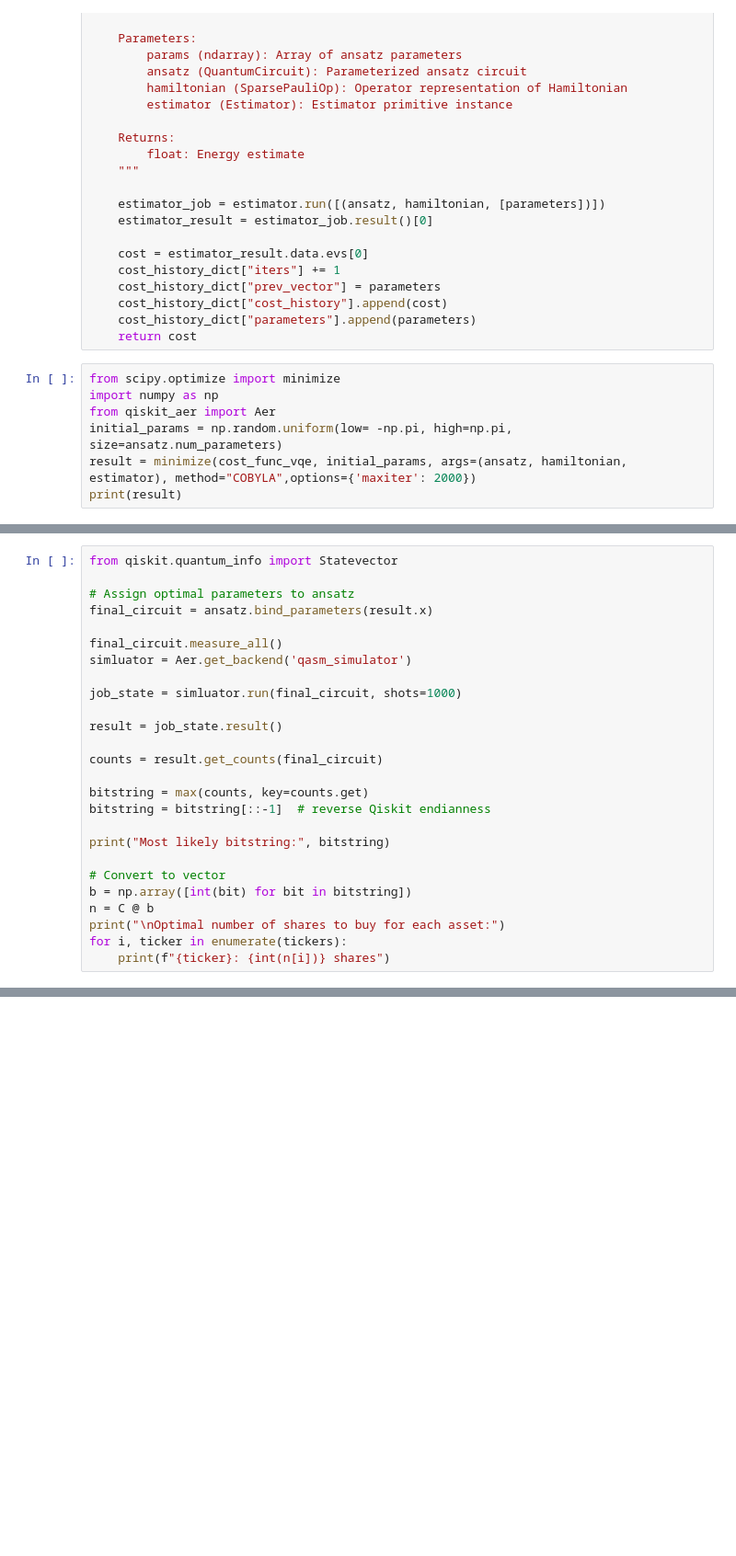
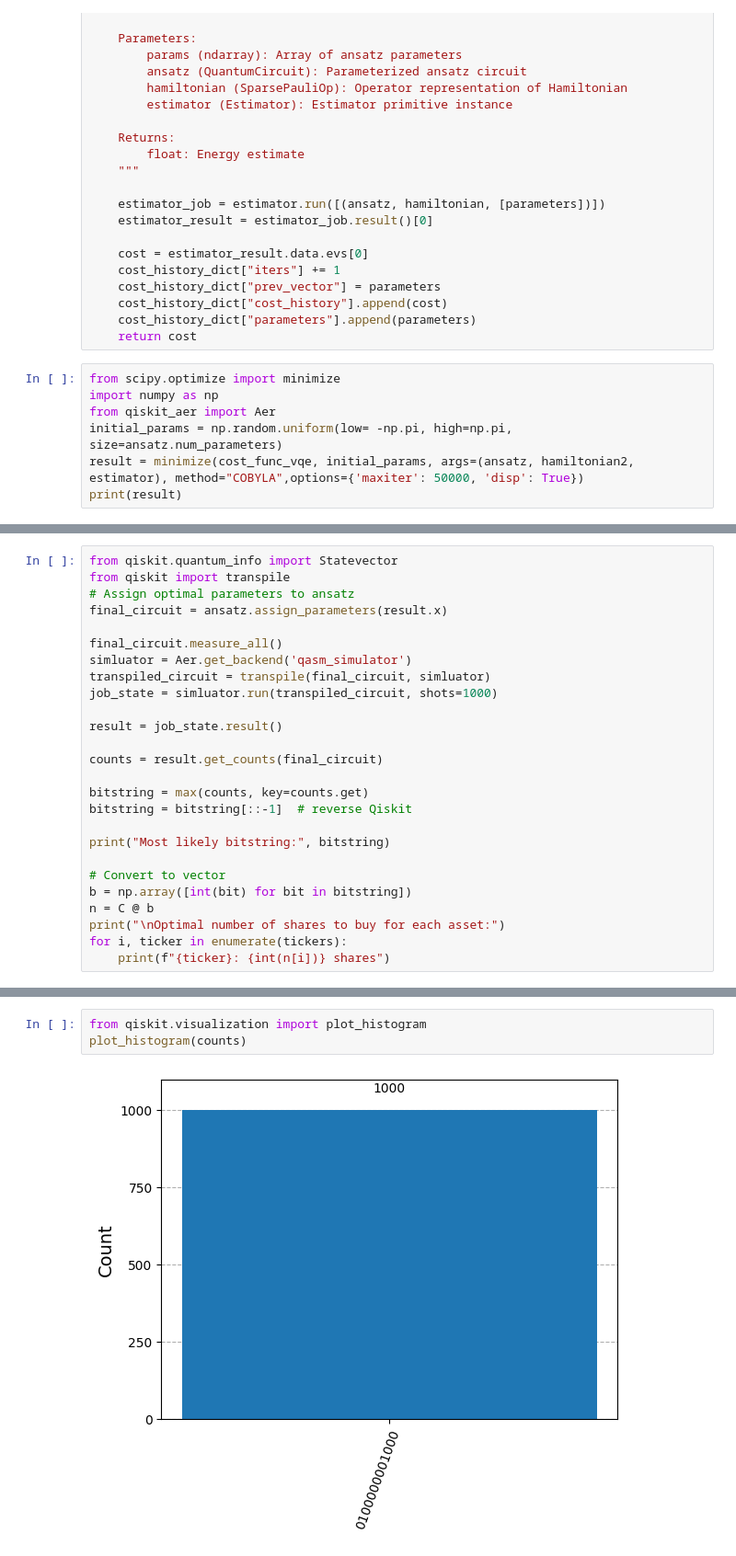
Before and after one commit to JoeJoeNguyen/quantumComputing, a Jupyter notebook: PortfolioOptimization/QPO.ipynb, the cells around one changed output, grey strips where cells are left out. Shown at 92% size. Drawn from its saved outputs; the diff is of its cells as text; blank space fills up the shorter version.

```diff
--- a/PortfolioOptimization/QPO.ipynb
+++ b/PortfolioOptimization/QPO.ipynb
@@ -276,6 +326,6 @@ from scipy.optimize import minimize
 import numpy as np
 from qiskit_aer import Aer
 initial_params = np.random.uniform(low= -np.pi, high=np.pi, size=ansatz.num_parameters)
-result = minimize(cost_func_vqe, initial_params, args=(ansatz, hamiltonian, estimator), method="COBYLA",options={'maxiter': 2000})
+result = minimize(cost_func_vqe, initial_params, args=(ansatz, hamiltonian2, estimator), method="COBYLA",options={'maxiter': 50000, 'disp': True})
 print(result)
 # %% [output]
@@ -285,20 +348,20 @@ KeyboardInterrupt:
 # %%
 from qiskit.quantum_info import Statevector
-
+from qiskit import transpile
 # Assign optimal parameters to ansatz
-final_circuit = ansatz.bind_parameters(result.x)
+final_circuit = ansatz.assign_parameters(result.x)
 
 final_circuit.measure_all()
 simluator = Aer.get_backend('qasm_simulator')
-
-job_state = simluator.run(final_circuit, shots=1000)
+transpiled_circuit = transpile(final_circuit, simluator)
+job_state = simluator.run(transpiled_circuit, shots=1000)
 
 result = job_state.result()
 
 counts = result.get_counts(final_circuit)
 
 bitstring = max(counts, key=counts.get)
-bitstring = bitstring[::-1]  # reverse Qiskit endianness
+bitstring = bitstring[::-1]  # reverse Qiskit
 
 print("Most likely bitstring:", bitstring)
 
@@ -310,0 +382,5 @@ for i, ticker in enumerate(tickers):
+# %%
+from qiskit.visualization import plot_histogram
+plot_histogram(counts)
+# %% [output]
+[figure, added]
```
Also changed, not shown: parts of 12 cells of this notebook, 1 other file.
